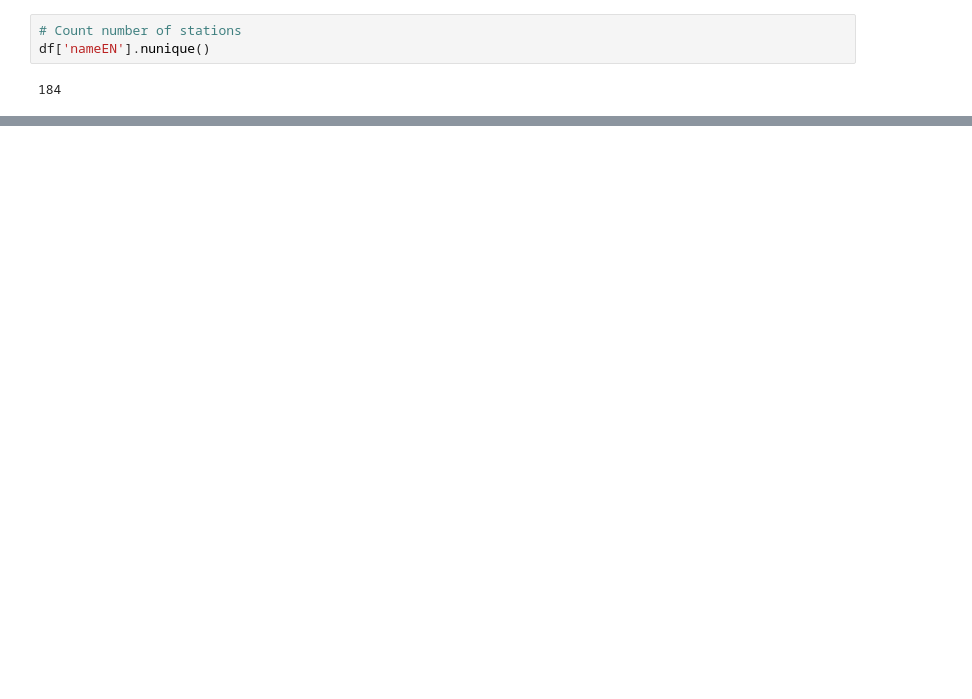
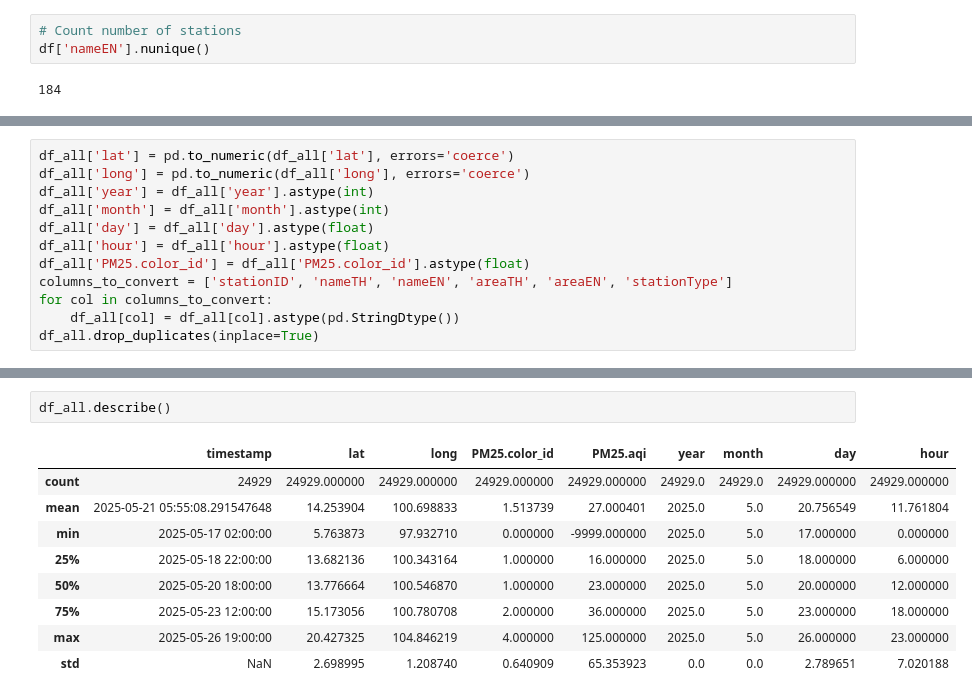
Before and after one commit to Rittida/dsi321_2025, a Jupyter notebook: work/test_visualization.ipynb, the cells around one changed output, grey strips where cells are left out. Saved outputs shown, nothing was run; the diff lists cells and outputs as text; blank space fills up the shorter version.

```diff
--- a/work/test_visualization.ipynb
+++ b/work/test_visualization.ipynb
@@ -56,0 +115,12 @@ st.write(province_avg_pm25.groupby('cluster')['PM25.aqi'].mean())  # ค่า
+# %%
+df_all['lat'] = pd.to_numeric(df_all['lat'], errors='coerce')
+df_all['long'] = pd.to_numeric(df_all['long'], errors='coerce')
+df_all['year'] = df_all['year'].astype(int)
+df_all['month'] = df_all['month'].astype(int)
+df_all['day'] = df_all['day'].astype(float)
+df_all['hour'] = df_all['hour'].astype(float)
+df_all['PM25.color_id'] = df_all['PM25.color_id'].astype(float)
+columns_to_convert = ['stationID', 'nameTH', 'nameEN', 'areaTH', 'areaEN', 'stationType']
+for col in columns_to_convert:
+    df_all[col] = df_all[col].astype(pd.StringDtype())
+df_all.drop_duplicates(inplace=True)
@@ -56,0 +147,12 @@ st.write(province_avg_pm25.groupby('cluster')['PM25.aqi'].mean())  # ค่า
+# %%
+df_all.describe()
+# %% [output]
+|  | timestamp | lat | long | PM25.color_id | PM25.aqi | year | month | day | hour |
+| count | 24929 | 24929.000000 | 24929.000000 | 24929.000000 | 24929.000000 | 24929.0 | 24929.0 | 24929.000000 | 24929.000000 |
+| mean | 2025-05-21 05:55:08.291547648 | 14.253904 | 100.698833 | 1.513739 | 27.000401 | 2025.0 | 5.0 | 20.756549 | 11.761804 |
+| min | 2025-05-17 02:00:00 | 5.763873 | 97.932710 | 0.000000 | -9999.000000 | 2025.0 | 5.0 | 17.000000 | 0.000000 |
+| 25% | 2025-05-18 22:00:00 | 13.682136 | 100.343164 | 1.000000 | 16.000000 | 2025.0 | 5.0 | 18.000000 | 6.000000 |
+| 50% | 2025-05-20 18:00:00 | 13.776664 | 100.546870 | 1.000000 | 23.000000 | 2025.0 | 5.0 | 20.000000 | 12.000000 |
+| 75% | 2025-05-23 12:00:00 | 15.173056 | 100.780708 | 2.000000 | 36.000000 | 2025.0 | 5.0 | 23.000000 | 18.000000 |
+| max | 2025-05-26 19:00:00 | 20.427325 | 104.846219 | 4.000000 | 125.000000 | 2025.0 | 5.0 | 26.000000 | 23.000000 |
+| std | NaN | 2.698995 | 1.208740 | 0.640909 | 65.353923 | 0.0 | 0.0 | 2.789651 | 7.020188 |
```
Also changed, not shown: parts of 9 cells of this notebook, 1 other file.
